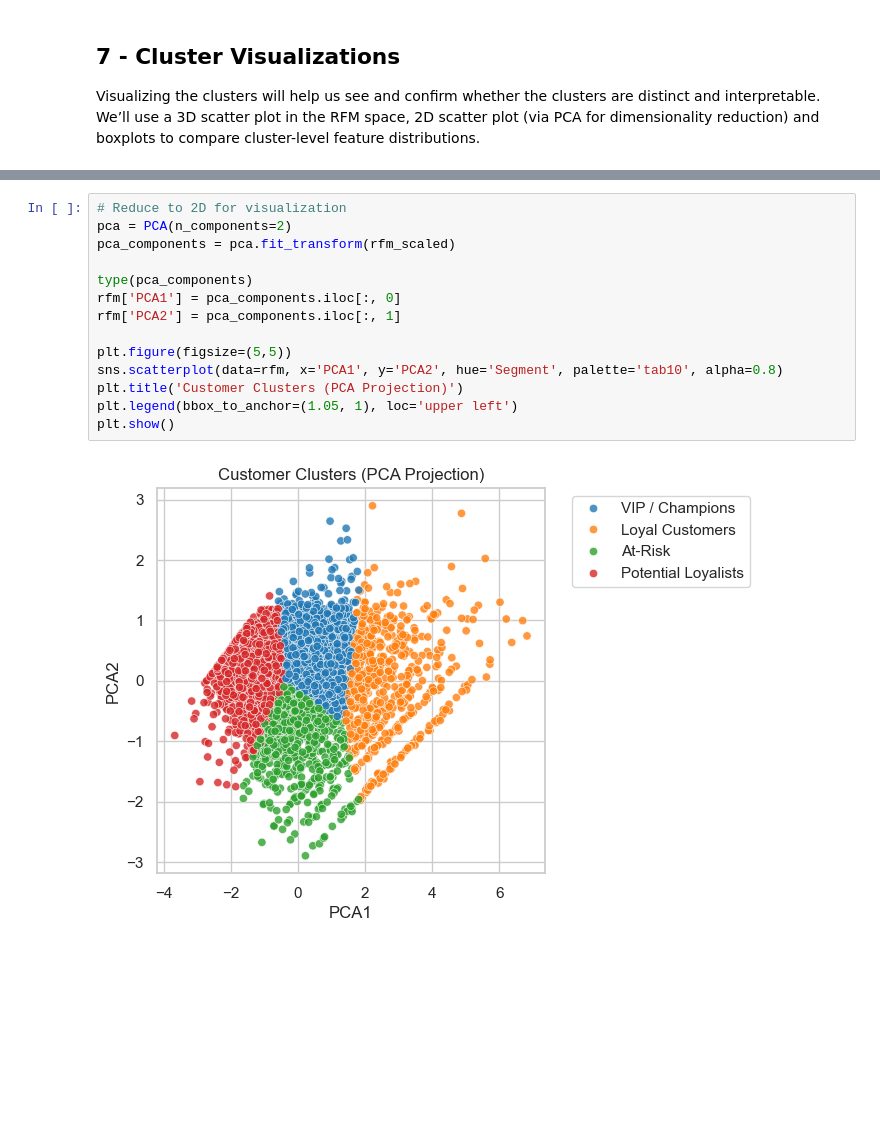
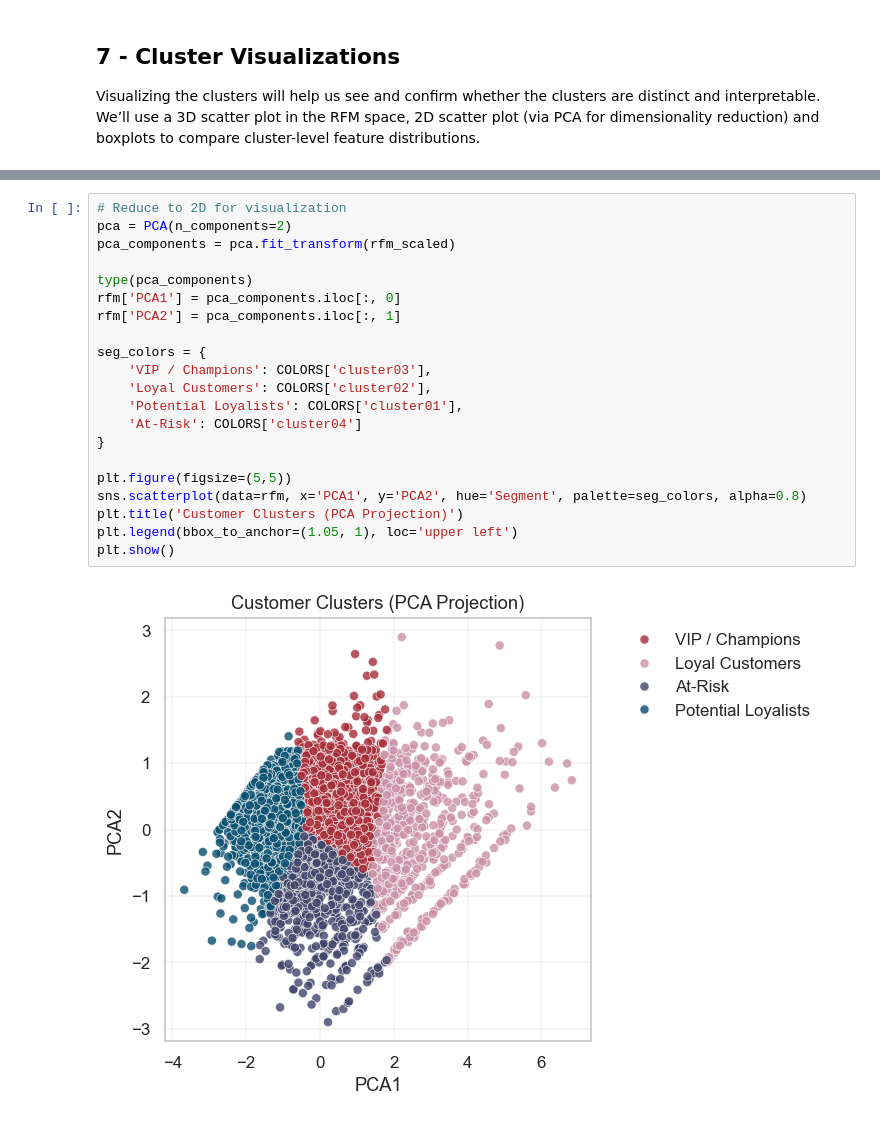
Before and after one commit to bisharatm/ds08_online-retail, a Jupyter notebook: notebooks/03a_modeling_and_clustering_domestic_cust.ipynb, the cells around one changed output, grey strips where cells are left out. Saved outputs shown, nothing was run; the diff lists cells and outputs as text; blank space fills up the shorter version.

```diff
--- a/notebooks/03a_modeling_and_clustering_domestic_cust.ipynb
+++ b/notebooks/03a_modeling_and_clustering_domestic_cust.ipynb
@@ -452,19 +475,26 @@ plot_3d_clusters(rfm, rfm_scaled, kmeans_final)
 # %%
 # Reduce to 2D for visualization
 pca = PCA(n_components=2)
 pca_components = pca.fit_transform(rfm_scaled)
 
 type(pca_components)
 rfm['PCA1'] = pca_components.iloc[:, 0]
 rfm['PCA2'] = pca_components.iloc[:, 1]
 
+seg_colors = {
+    'VIP / Champions': COLORS['cluster03'],
+    'Loyal Customers': COLORS['cluster02'],
+    'Potential Loyalists': COLORS['cluster01'],
+    'At-Risk': COLORS['cluster04']
+}
+
 plt.figure(figsize=(5,5))
-sns.scatterplot(data=rfm, x='PCA1', y='PCA2', hue='Segment', palette='tab10', alpha=0.8)
+sns.scatterplot(data=rfm, x='PCA1', y='PCA2', hue='Segment', palette=seg_colors, alpha=0.8)
 plt.title('Customer Clusters (PCA Projection)')
 plt.legend(bbox_to_anchor=(1.05, 1), loc='upper left')
 plt.show()
 # %% [output]
-[figure, old version]
+[figure, new version]
 # %%
 # Box plots for RFM features by cluster / segment
 fig, axes = plt.subplots(1, 3, figsize=(14, 4))
```
Also changed, not shown: parts of 8 cells of this notebook, 1 other file.
